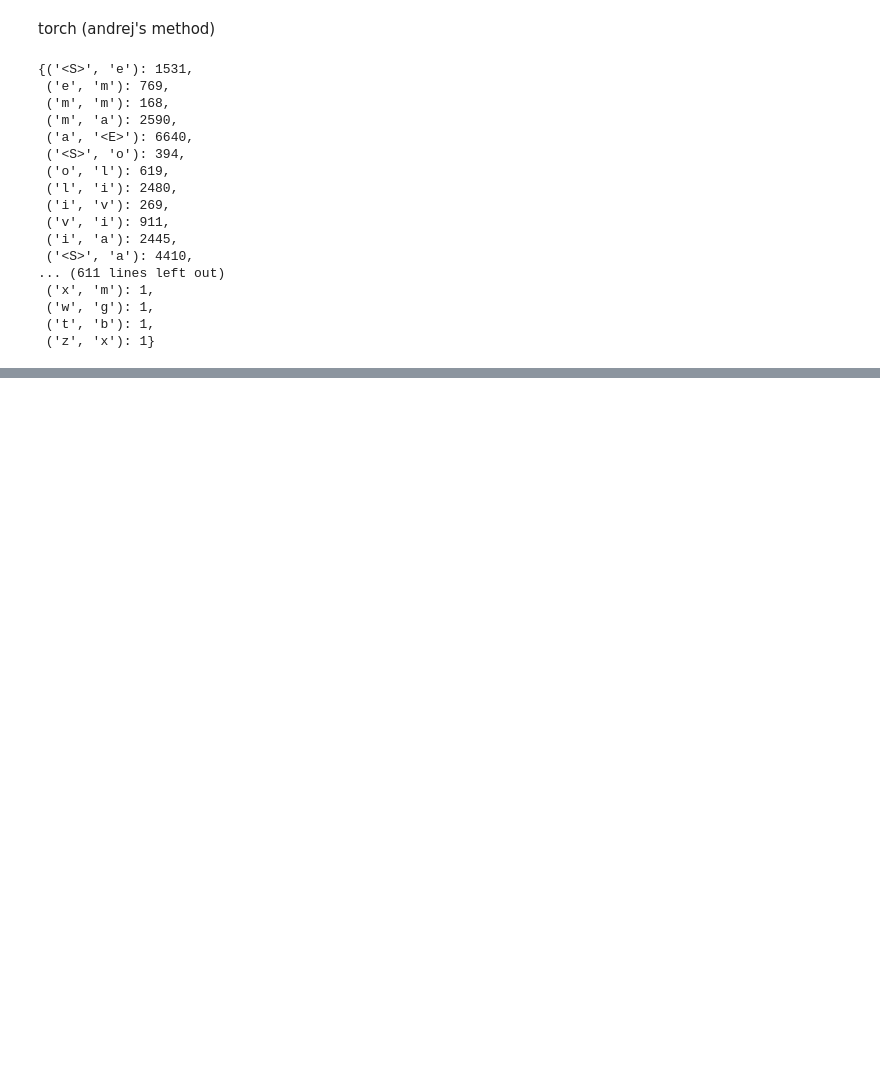
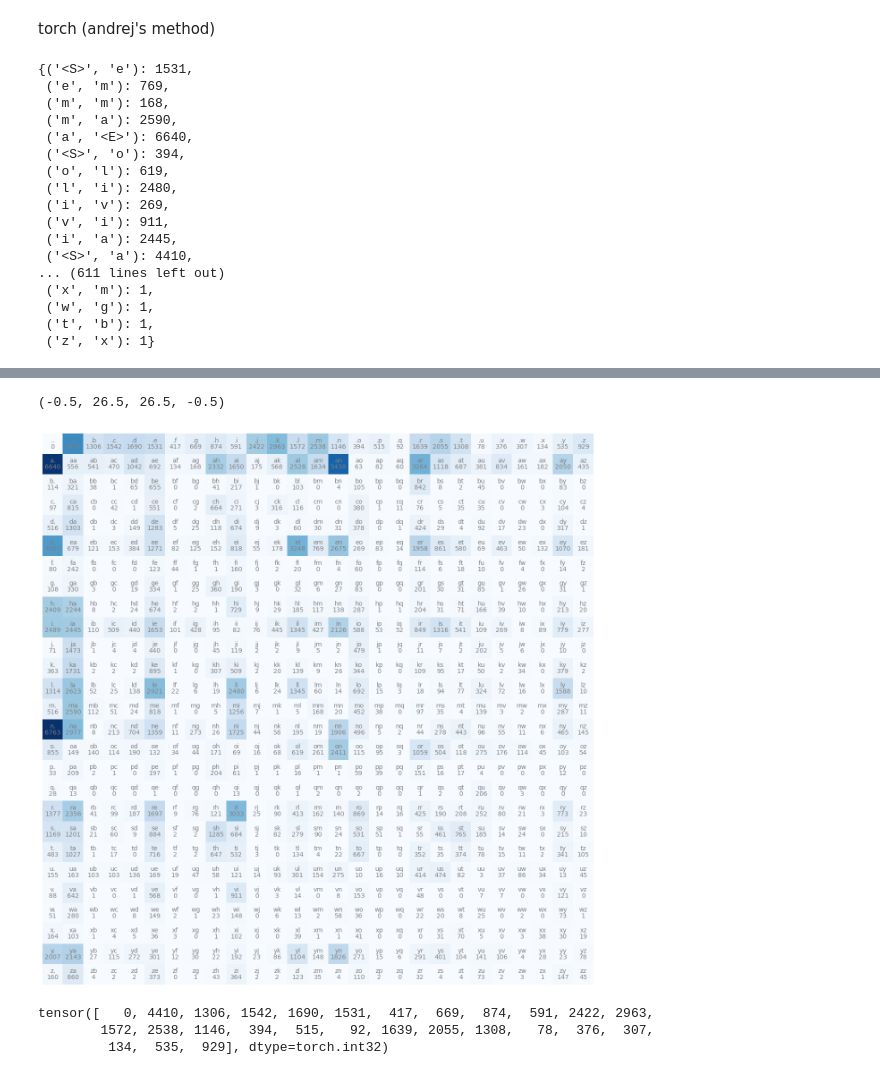
Before and after one commit to nikmitch/andrej_k_zero_to_hero, a Jupyter notebook: makemore.ipynb, the cells around one changed output, grey strips where cells are left out. Drawn from its saved outputs; the diff is of its cells as text; code cells hidden in the pictures; blank space fills up the shorter version.

```diff
--- a/makemore.ipynb
+++ b/makemore.ipynb
@@ -183,0 +195,14 @@ a["a"]
+# %%
+N = t.zeros((27,27), dtype=t.int32) #making an empty tensor with 27 rows & cols (for all the alphabet plus the speical character for start and end of a name)
+
+chars = sorted(list(set(''.join(words)))) #making a big string of words, then turning into a set to remove duplicates - this gives the letters of the alphabet. Then make it into an alphabetically sorted list
+
+#string to integer
+s_to_i = {s:i+1 for i,s in enumerate(chars)} #the +1 is so the numbers start at 1 (i.e. a=1, then can have '.' = 0)
+s_to_i["."]=0
+
+#integer to string (same thing in reverse)
+i_to_s = {i:s for s,i in list(s_to_i.items())}
+
+print(f"{s_to_i = }")
+print(f"{i_to_s = }")
@@ -183,0 +212,7 @@ a["a"]
+# %%
+for w in words:
+    chs  = ['.']+list(w)+['.']
+    for ch1, ch2 in zip(chs,chs[1:]):
+        i1 = s_to_i[ch1]
+        i2 = s_to_i[ch2]
+        N[i1, i2] +=1
@@ -183,0 +239,18 @@ a["a"]
+# %%
+plt.figure(figsize=(16,16))
+plt.imshow(N, cmap='Blues')
+for i in range(27):
+    for j in range(27):
+        chstr = i_to_s[i] + i_to_s[j]
+        plt.text(j, i, chstr, ha="center", va="bottom", color='gray')
+        plt.text(j, i, N[i, j].item(), ha="center", va="top", color='gray')
+plt.axis('off')
+# %% [output]
+(-0.5, 26.5, 26.5, -0.5)
+[figure, added]
+# %%
+N[0] #this is the top row i.e. counts for how many words start with each character
+# %% [output]
+tensor([   0, 4410, 1306, 1542, 1690, 1531,  417,  669,  874,  591, 2422, 2963,
+        1572, 2538, 1146,  394,  515,   92, 1639, 2055, 1308,   78,  376,  307,
+         134,  535,  929], dtype=torch.int32)
```
Also changed, not shown: parts of 11 cells of this notebook, 1 other file.
